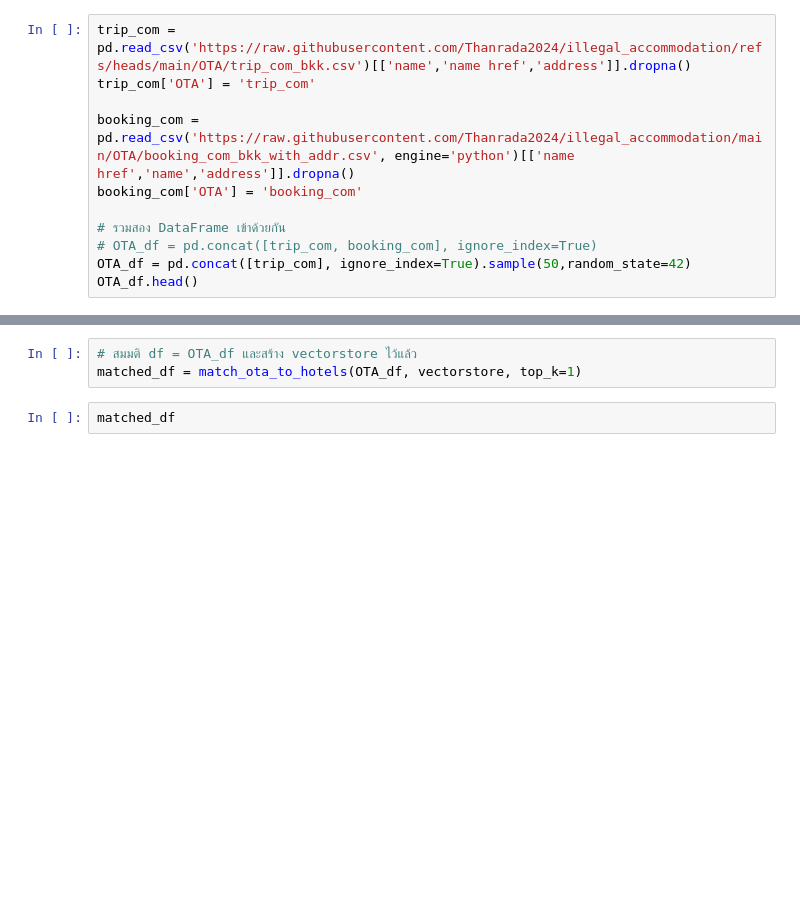
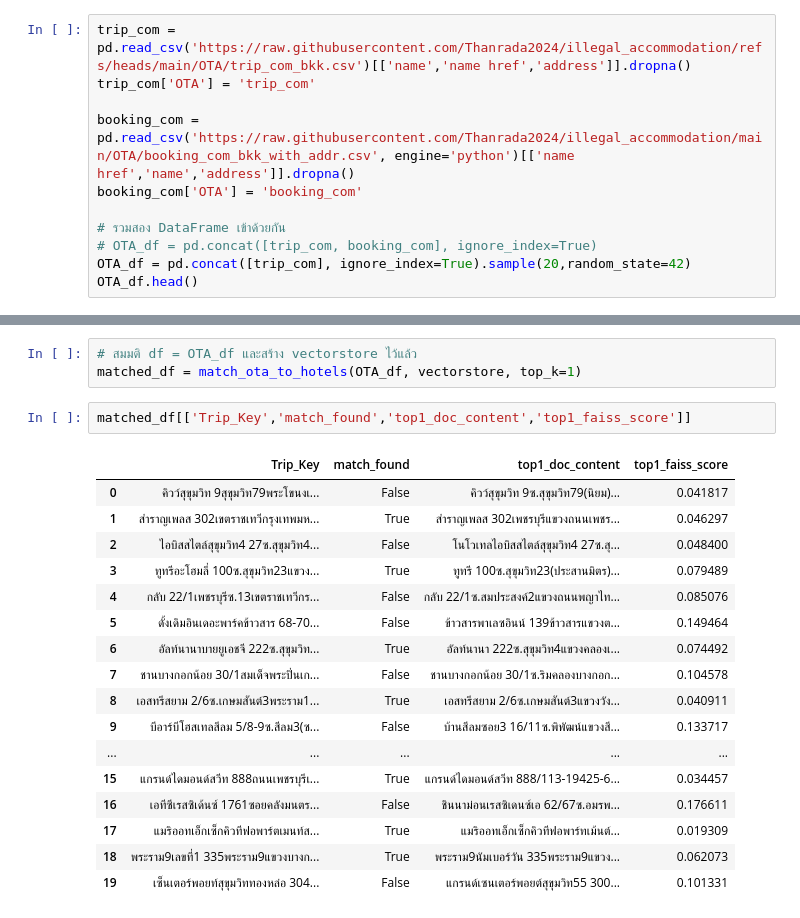
Before and after one commit to Thanrada2024/illegal_accommodation, a Jupyter notebook: DS_task.ipynb, the cells around one changed output, grey strips where cells are left out. Saved outputs shown, nothing was run; the diff lists cells and outputs as text; blank space fills up the shorter version.

```diff
--- a/DS_task.ipynb
+++ b/DS_task.ipynb
@@ -27,7 +27,7 @@ booking_com['OTA'] = 'booking_com'
 
 # รวมสอง DataFrame เข้าด้วยกัน
 # OTA_df = pd.concat([trip_com, booking_com], ignore_index=True)
-OTA_df = pd.concat([trip_com], ignore_index=True).sample(50,random_state=42)
+OTA_df = pd.concat([trip_com], ignore_index=True).sample(20,random_state=42)
 OTA_df.head()
 # %% [output]
 |  | name | name href | address | OTA |
@@ -491,5 +547,23 @@ def match_ota_to_hotels(df: pd.DataFrame, vectorstore, top_k: int = 1) -> pd.Dat
 # %%
 # สมมติ df = OTA_df และสร้าง vectorstore ไว้แล้ว
 matched_df = match_ota_to_hotels(OTA_df, vectorstore, top_k=1)
-# %%
-matched_df
+# %%
+matched_df[['Trip_Key','match_found','top1_doc_content','top1_faiss_score']]
+# %% [output]
+|  | Trip_Key | match_found | top1_doc_content | top1_faiss_score |
+| 0 | คิวว์สุขุมวิท 9สุขุมวิท79พระโขนงเ... | False | คิวว์สุขุมวิท 9ซ.สุขุมวิท79(นิยม)... | 0.041817 |
+| 1 | สําราญเพลส 302เขตราชเทวีกรุงเทพมห... | True | สําราญเพลส 302เพชรบุรีแขวงถนนเพชร... | 0.046297 |
+| 2 | ไอบิสสไตล์สุขุมวิท4 27ซ.สุขุมวิท4... | False | โนโวเทลไอบิสสไตล์สุขุมวิท4 27ซ.สุ... | 0.048400 |
+| 3 | ทูทรีอะโฮมลี่ 100ซ.สุขุมวิท23แขวง... | True | ทูทรี 100ซ.สุขุมวิท23(ประสานมิตร)... | 0.079489 |
+| 4 | กลับ 22/1เพชรบุรีซ.13เขตราชเทวีกร... | False | กลับ 22/1ซ.สมประสงค์2แขวงถนนพญาไท... | 0.085076 |
+| 5 | ดั้งเดิมอินเดอะพาร์คข้าวสาร 68-70... | False | ข้าวสารพาเลซอินน์ 139ข้าวสารแขวงต... | 0.149464 |
+| 6 | อัลท์นานาบายยูเอชจี 222ซ.สุขุมวิท... | True | อัลท์นานา 222ซ.สุขุมวิท4แขวงคลองเ... | 0.074492 |
+| 7 | ชานบางกอกน้อย 30/1สมเด็จพระปิ่นเก... | False | ชานบางกอกน้อย 30/1ซ.ริมคลองบางกอก... | 0.104578 |
+| 8 | เอสทรีสยาม 2/6ซ.เกษมสันต์3พระราม1... | True | เอสทรีสยาม 2/6ซ.เกษมสันต์3แขวงวัง... | 0.040911 |
+| 9 | บีอาร์บีโฮสเทลสีลม 5/8-9ซ.สีลม3(ซ... | False | บ้านสีลมซอย3 16/11ซ.พิพัฒน์แขวงสี... | 0.133717 |
+| ... | ... | ... | ... | ... |
+| 15 | แกรนด์ไดมอนด์สวีท 888ถนนเพชรบุรีเ... | True | แกรนด์ไดมอนด์สวีท 888/113-19425-6... | 0.034457 |
+| 16 | เอทีซีเรสซิเด้นซ์ 1761ซอยคลังมนตร... | False | ชินนาม่อนเรสซิเดนซ์เอ 62/67ซ.อมรพ... | 0.176611 |
+| 17 | แมริออทเอ็กเซ็กคิวทีฟอพาร์ตเมนท์ส... | True | แมริออทเอ็กเซ็กคิวทีฟอพาร์ทเม้นต์... | 0.019309 |
+| 18 | พระราม9เลขที่1 335พระราม9แขวงบางก... | True | พระราม9นัมเบอร์วัน 335พระราม9แขวง... | 0.062073 |
+| 19 | เซ็นเตอร์พอยท์สุขุมวิททองหล่อ 304... | False | แกรนด์เซนเตอร์พอยต์สุขุมวิท55 300... | 0.101331 |
```
Also changed, not shown: parts of 4 cells of this notebook.
